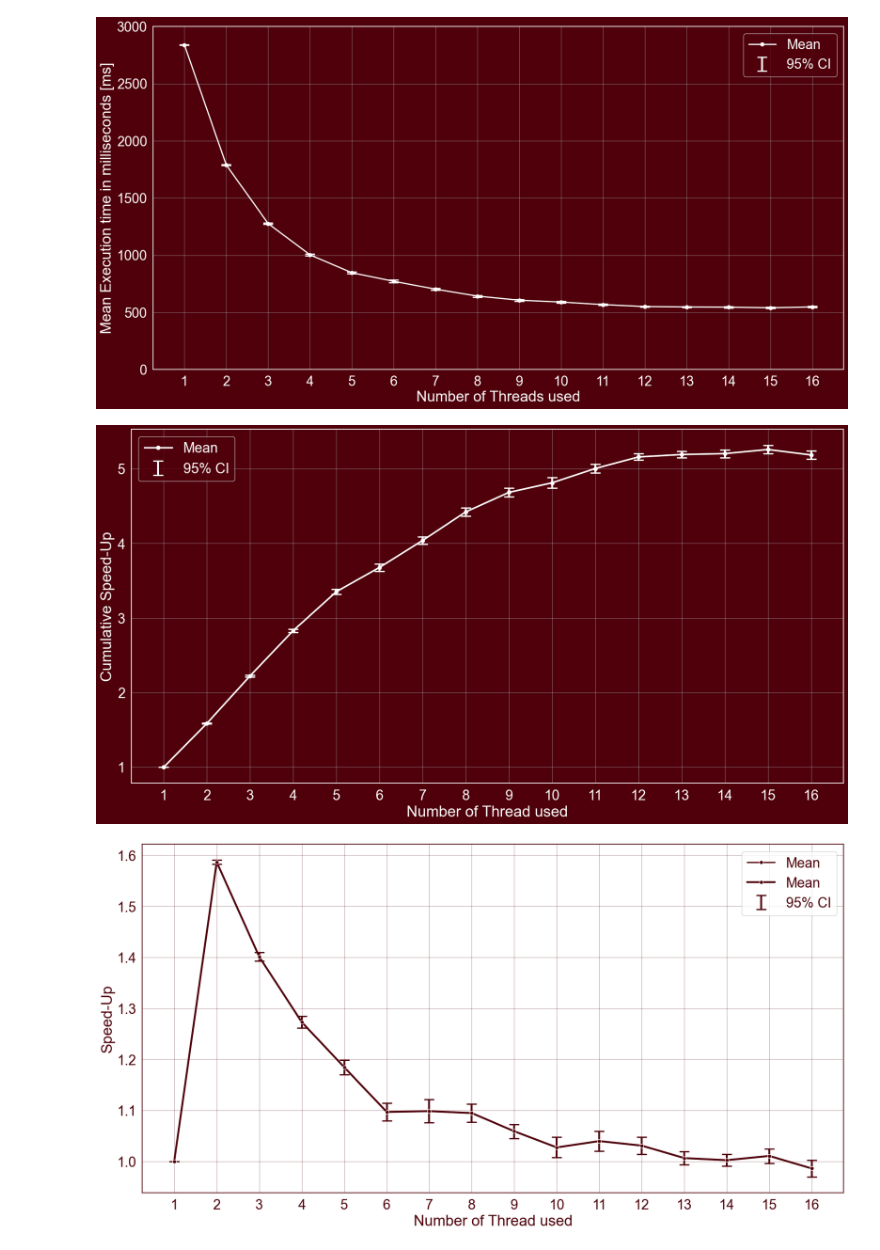
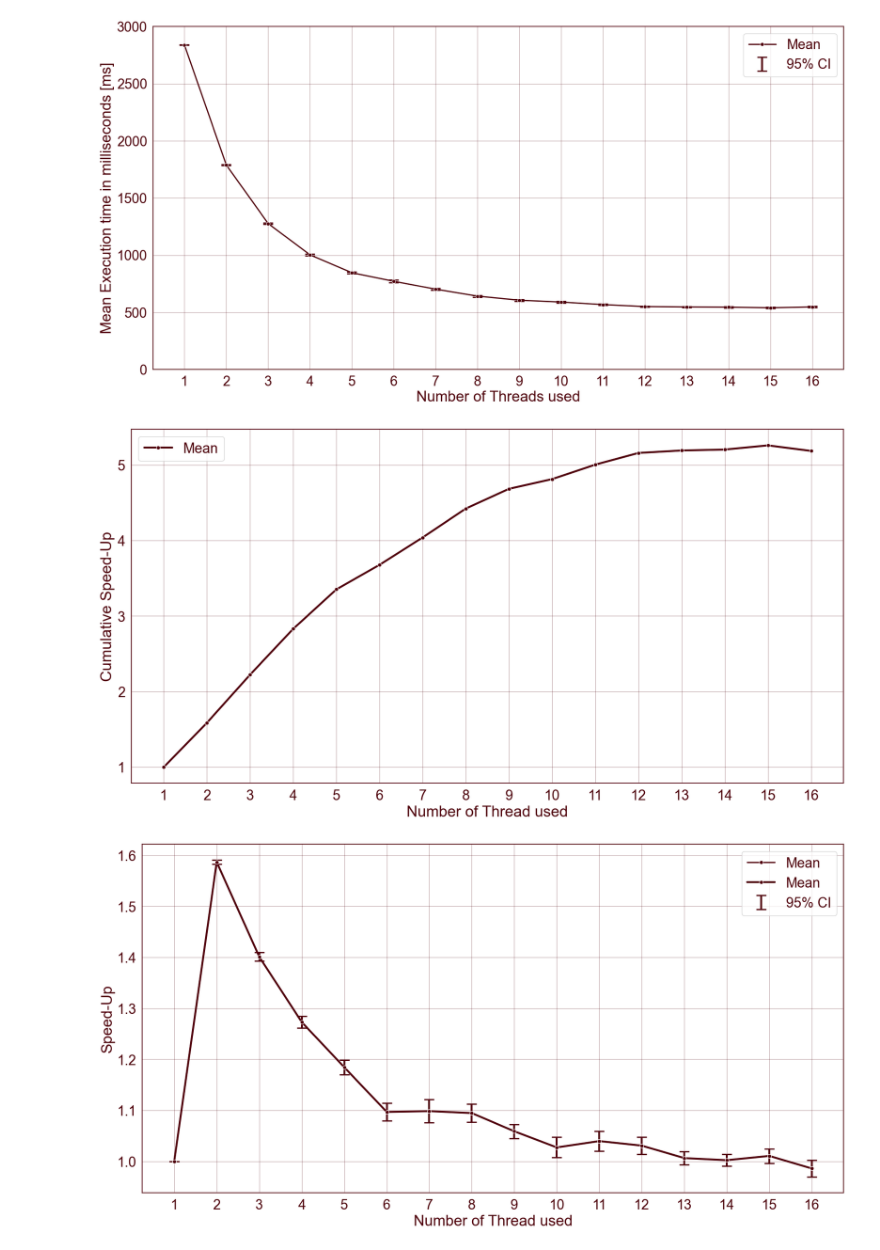
Before and after one commit to AliceOrlandini/Integer-Factorization, a Jupyter notebook: code/Python/ExecutionTime_Threads/Experiment_1b/script.ipynb, the cells around one changed output. Drawn from its saved outputs; the diff is of its cells as text; code cells hidden in the pictures.

```diff
--- a/code/Python/ExecutionTime_Threads/Experiment_1b/script.ipynb
+++ b/code/Python/ExecutionTime_Threads/Experiment_1b/script.ipynb
@@ -18,7 +18,7 @@ csv_path = csv_name + "_" + optimization + ".csv"
 CSV = pd.read_csv(csv_path)
 # %%
 # Execution Time
-red_backgroud = True
+red_backgroud = False
 
 if red_backgroud:
     sns.set_theme(rc={'axes.facecolor':'#4F000B', 'figure.facecolor':'#4F000B'}, font_scale=2)
@@ -73,10 +73,10 @@ plt.xticks(thread_ticks)
 plt.legend()
 plt.show()
 # %% [output]
-[figure, old version]
+[figure, new version]
 # %%
 # Cumulative Speedup
-red_backgroud = True
+red_backgroud = False
 
 if red_backgroud:
     sns.set_theme(rc={'axes.facecolor':'#4F000B', 'figure.facecolor':'#4F000B'}, font_scale=2)
@@ -102,35 +102,35 @@ else:
     plt.gca().spines['left'].set_color('#4F000B')
     plt.gca().spines['right'].set_color('#4F000B')
     plt.gca().spines['top'].set_color('#4F000B')
     line_color = '#4F000B'
     line_width = 3
 
 y_V = []
 
 ci = []
 
 thread_ticks = sorted(CSV['num_threads'].unique())
 
 for thread in range(1, max_threads+1):
 
     y_V.append(CSV[CSV["num_threads"] == 1]["execution_time"].mean() / CSV[CSV["num_threads"] == thread]["execution_time"].mean())
     ci.append(1.96 * ((CSV[CSV["num_threads"] == 1]["execution_time"] / CSV[CSV["num_threads"] == thread]["execution_time"].reset_index(drop=True)).std() / math.sqrt(n)))
 
 
-plt.errorbar(x=range(1, max_threads+1), y=y_V, fmt='o', yerr=ci, markersize=1, capsize=8, color=line_color, label="95% CI", lw=3, capthick=2)
+# plt.errorbar(x=range(1, max_threads+1), y=y_V, fmt='o', yerr=ci, markersize=1, capsize=8, color=line_color, label="95% CI", lw=3, capthick=2)
 
 sns.lineplot(x=range(1, max_threads+1), y=y_V, marker='o', label="Mean", color=line_color, linewidth=line_width)
 
 plt.xlabel('Number of Thread used')
 plt.ylabel('Cumulative Speed-Up')
 
 plt.xticks(thread_ticks)
 
 
 plt.legend()
 plt.show()
 # %% [output]
-[figure, old version]
+[figure, new version]
 # %%
 # Speedup
 red_backgroud = False
```
Also changed, not shown: 24 other files.
